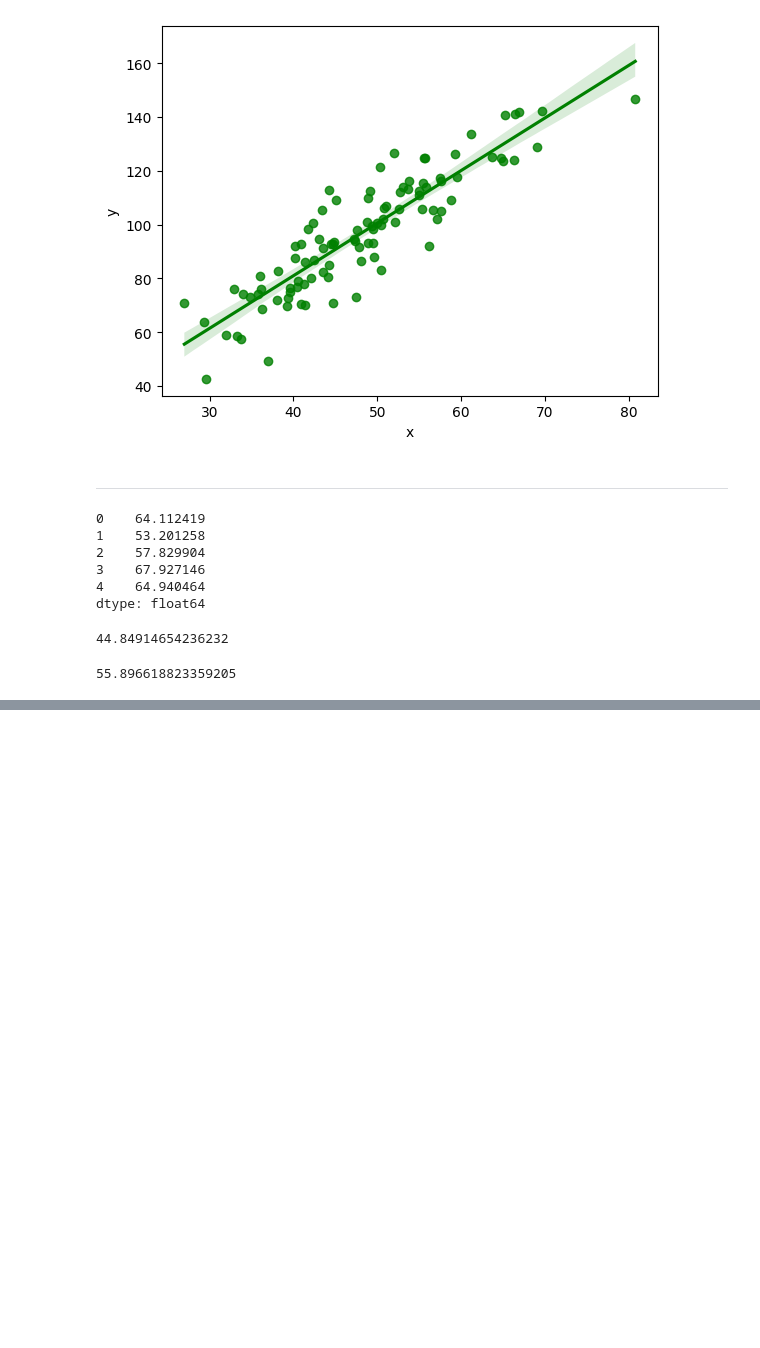
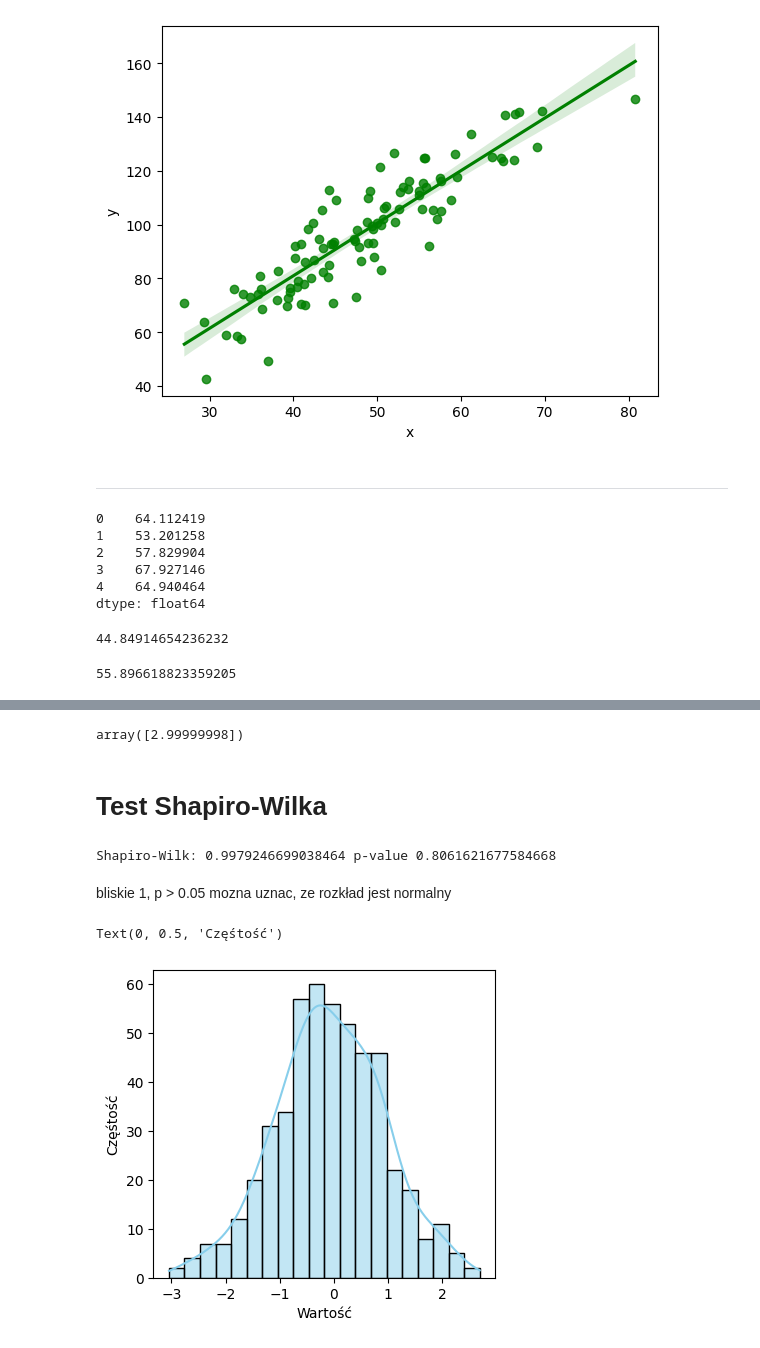
Before and after one commit to rajkonkret/PythonAnalizaDanych_17_11_2025, a Jupyter notebook: cwiczenie5.ipynb, the cells around one changed output, grey strips where cells are left out. Cells and saved outputs as stored; diff of their text form; code cells hidden in the pictures; blank space fills up the shorter version.

```diff
--- a/cwiczenie5.ipynb
+++ b/cwiczenie5.ipynb
@@ -138,0 +195,24 @@ q3
+# %%
+res.x
+# %% [output]
+array([2.99999998])
+# %% [markdown]
+# Test Shapiro-Wilka
+# %%
+data = stats.norm.rvs(size=500)
+# %%
+stat, p = stats.shapiro(data)
+print("Shapiro-Wilk:", stat, "p-value", p)
+# %% [output]
+Shapiro-Wilk: 0.9979246699038464 p-value 0.8061621677584668
+# %% [markdown]
+bliskie 1, p > 0.05 mozna uznac, ze rozkład jest normalny
+# %%
+plt.figure(figsize=(15, 4))
+plt.subplot(1, 3, 1)
+sns.histplot(data, bins=20, kde=True, color="skyblue")
+plt.xlabel("Wartość")
+plt.ylabel("Częśtość")
+# %% [output]
+Text(0, 0.5, 'Częśtość')
+[figure, added]
```
Also changed, not shown: parts of 15 cells of this notebook.
